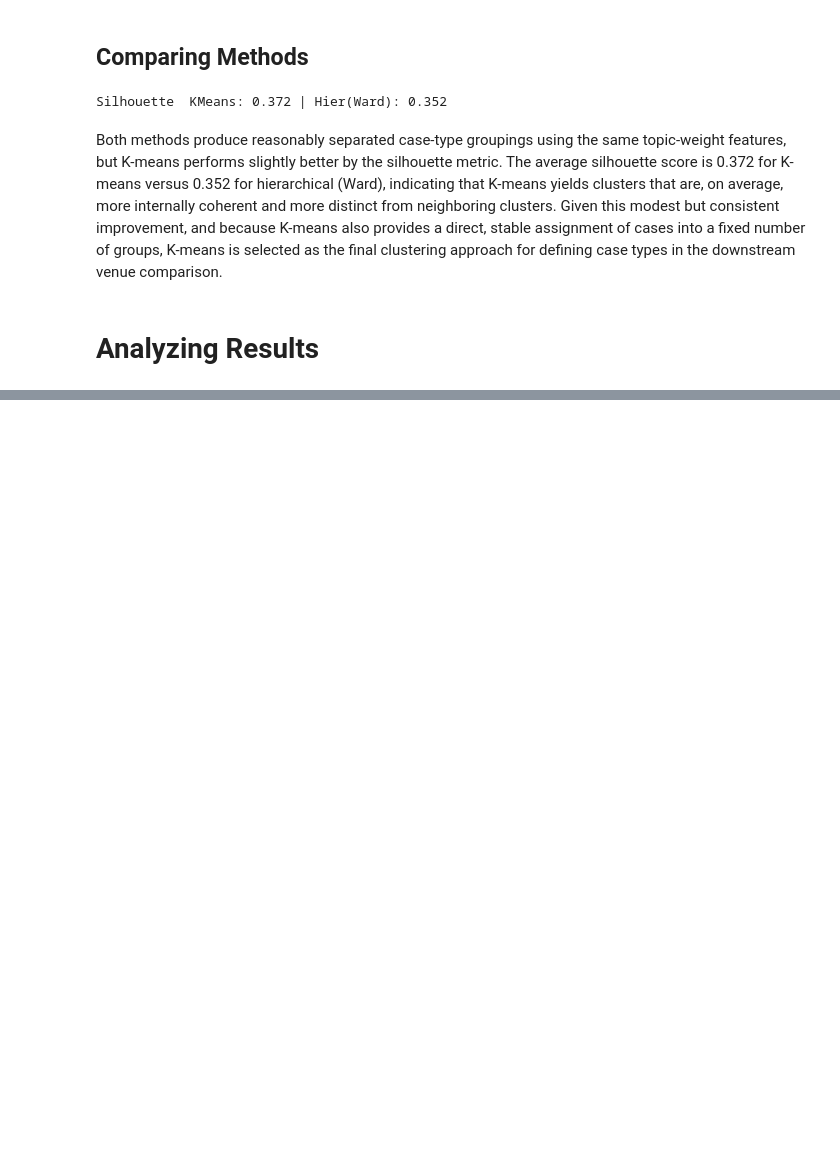
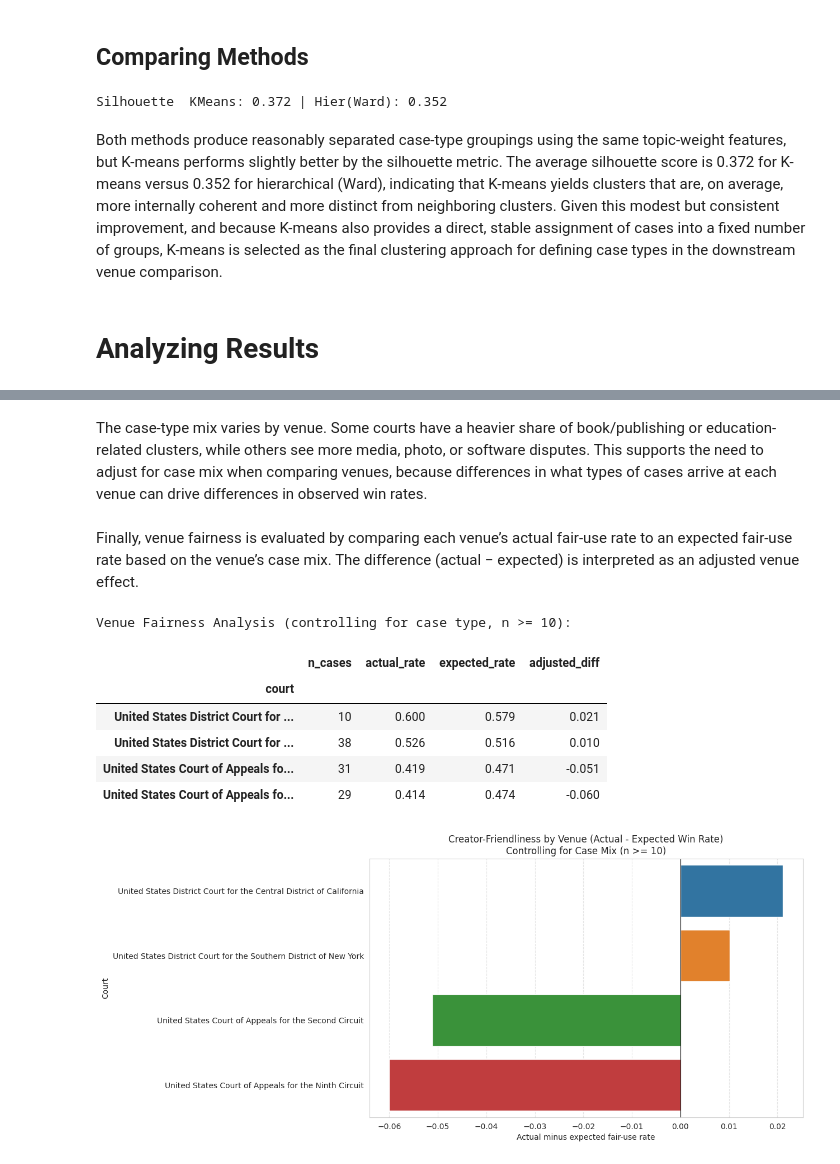
Before and after one commit to mqanaq/BA820-B1-Team13, a Jupyter notebook: MG/M2_Mohamad_Gong_Fair_Use_Data_Early_Analysis_and_Insights.ipynb, the cells around one changed output, grey strips where cells are left out. Cells and saved outputs as stored; diff of their text form; code cells hidden in the pictures; blank space fills up the shorter version.

```diff
--- a/MG/M2_Mohamad_Gong_Fair_Use_Data_Early_Analysis_and_Insights.ipynb
+++ b/MG/M2_Mohamad_Gong_Fair_Use_Data_Early_Analysis_and_Insights.ipynb
@@ -928,0 +1082,58 @@ Both methods produce reasonably separated case-type groupings using the same top
+# %% [markdown]
+The case-type mix varies by venue. Some courts have a heavier share of book/publishing or education-related clusters, while others see more media, photo, or software disputes. This supports the need to adjust for case mix when comparing venues, because differences in what types of cases arrive at each venue can drive differences in observed win rates.
+# %% [markdown]
+Finally, venue fairness is evaluated by comparing each venue’s actual fair-use rate to an expected fair-use rate based on the venue’s case mix. The difference (actual − expected) is interpreted as an adjusted venue effect.
+# %%
+df_det = fair_use_findings[
+    fair_use_findings["outcome"].isin(["FAIR_USE_FOUND", "FAIR_USE_NOT_FOUND"])
+].copy()
+
+df_det["is_fair_use"] = (df_det["outcome"] == "FAIR_USE_FOUND").astype(int)
+
+# Calculate the global win rate for each case type to serve as a neutral baseline
+cluster_baselines = df_det.groupby("case_type_cluster")["is_fair_use"].mean()
+
+# Assign an "expected probability" of fair use to each case based solely on its case type
+# This controls for the difficulty of the dispute (e.g., software cases might be harder to win than film clips)
+df_det["expected_prob"] = df_det["case_type_cluster"].map(cluster_baselines)
+
+# Compare actual wins per venue against the expected wins predicted by their case mix
+venue_stats = df_det.groupby("court").agg(
+    n_cases=("is_fair_use", "count"),
+    actual_wins=("is_fair_use", "sum"),
+    expected_wins=("expected_prob", "sum")
+)
+
+# The "adjusted difference" represents the venue's creator-friendliness relative to the national average for those specific disputes
+venue_stats["actual_rate"] = venue_stats["actual_wins"] / venue_stats["n_cases"]
+venue_stats["expected_rate"] = venue_stats["expected_wins"] / venue_stats["n_cases"]
+venue_stats["adjusted_diff"] = venue_stats["actual_rate"] - venue_stats["expected_rate"]
+
+min_cases = 10
+venue_analysis = venue_stats[venue_stats["n_cases"] >= min_cases].sort_values("adjusted_diff", ascending=False)
+
+print(f"Venue Fairness Analysis (controlling for case type, n >= {min_cases}):")
+display(venue_analysis[["n_cases", "actual_rate", "expected_rate", "adjusted_diff"]].round(3))
+
+plt.figure(figsize=(10, 6))
+sns.barplot(
+    x=venue_analysis["adjusted_diff"],
+    y=venue_analysis.index,
+    hue=venue_analysis.index,
+    legend=False
+)
+plt.axvline(0, color="black", linestyle="-", linewidth=0.8)
+plt.title(f"Creator-Friendliness by Venue (Actual - Expected Win Rate)\nControlling for Case Mix (n >= {min_cases})")
+plt.xlabel("Actual minus expected fair-use rate")
+plt.ylabel("Court")
+plt.grid(axis="x", linestyle="--", alpha=0.5)
+plt.show()
+# %% [output]
+Venue Fairness Analysis (controlling for case type, n >= 10):
+|  | n_cases | actual_rate | expected_rate | adjusted_diff |
+| court |  |  |  |  |
+| United States District Court for ... | 10 | 0.600 | 0.579 | 0.021 |
+| United States District Court for ... | 38 | 0.526 | 0.516 | 0.010 |
+| United States Court of Appeals fo... | 31 | 0.419 | 0.471 | -0.051 |
+| United States Court of Appeals fo... | 29 | 0.414 | 0.474 | -0.060 |
+[figure, added]
```
Also changed, not shown: parts of 11 cells of this notebook.
